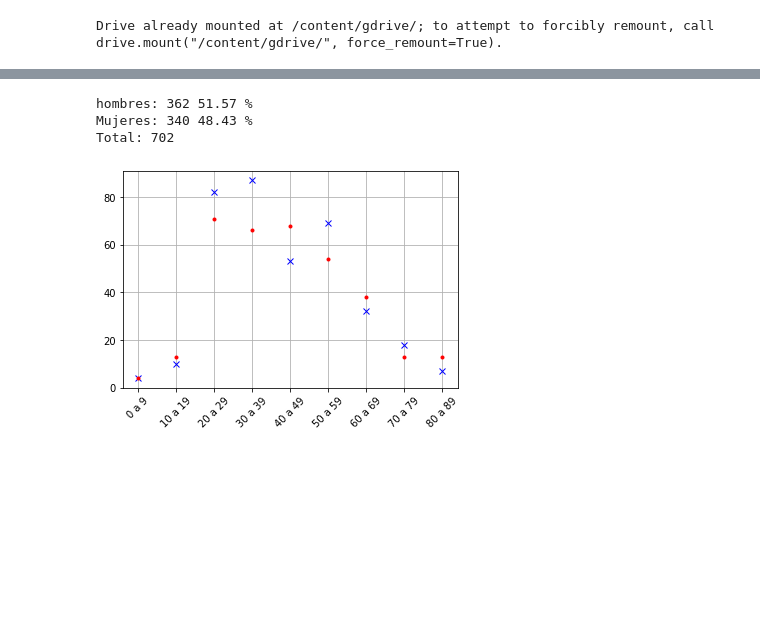
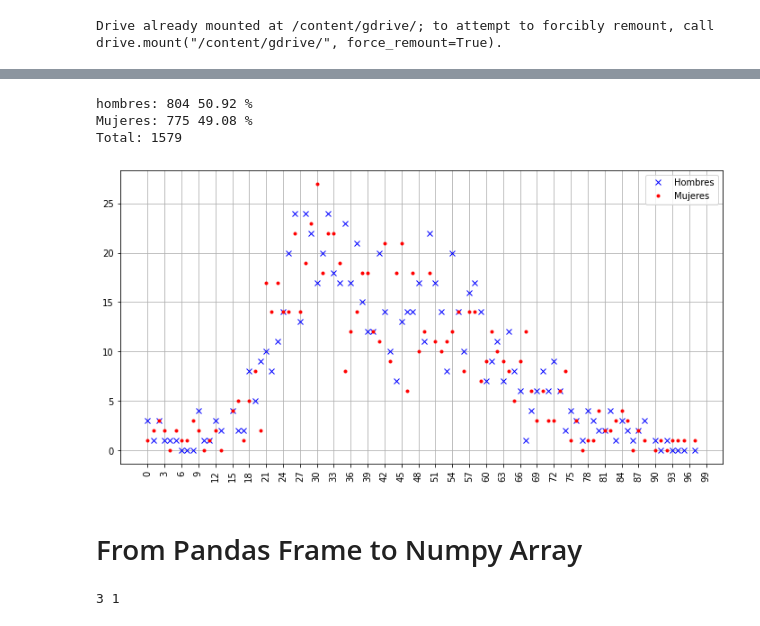
Before and after one commit to fiscompunipamplona/unidad1_Datos, a Jupyter notebook: codes/dataPandas.ipynb, the cells around one changed output, grey strips where cells are left out. Cells and saved outputs as stored; diff of their text form; code cells hidden in the pictures; blank space fills up the shorter version.

Commit message:
Data for Colombia Covid-19 updated. How to convert from Pandas-Frame to Numpy-Array added.

```diff
--- a/codes/dataPandas.ipynb
+++ b/codes/dataPandas.ipynb
@@ -12,5 +12,5 @@ from pylab import plot, show, grid, xticks
 # %%
-data = pd.read_csv('gdrive/My Drive/laboral/unipamplona/2020i/unidad1_Datos/data/Casos1.csv') # Leyendo datos desde el archivo Casos1.csv
+data = pd.read_csv('gdrive/My Drive/laboral/unipamplona/2020i/fisComp-ii/unidad1_Datos/data/Casos1_06abr2020.csv') # Leyendo datos desde el archivo Casos1.csv
 # %%
 data.head() # Muestra las primeras cinco líneas del archivo Casos1.csv
 # %% [output]
@@ -23,4 +23,4 @@ data.head() # Muestra las primeras cinco líneas del archivo Casos1.csv
 # %%
-dataSex = pd.DataFrame(data, columns= ['Fecha de diagnóstico','Sexo','Edad']) # Cargando en la variable dataSex los campos: Fecha diagnóstico, Sexo y Edad
+dataSex = pd.DataFrame(data, columns= ['Fecha de diagnóstico','Sexo','Edad', 'Atención**']) # Cargando en la variable dataSex los campos: Fecha diagnóstico, Sexo y Edad
 # %%
 histo = dataSex.groupby('Edad')['Sexo'].sum() # Suma el número de apariciones de M y F: Masculino, Femenino
@@ -53,14 +35,27 @@ print("hombres:",male.sum(), round((male.sum()/total)*100,2), "%")
 print("Mujeres:",female.sum(), round((female.sum()/total)*100,2), "%")
 print("Total:", total)
 # %% [output]
-hombres: 362 51.57 %
-Mujeres: 340 48.43 %
-Total: 702
+hombres: 804 50.92 %
+Mujeres: 775 49.08 %
+Total: 1579
 # %%
-plot(histo.str.count('M'),'bx')
-plot(histo.str.count('F'),'r.')
-xticks(rotation=45)
+rcParams['figure.figsize'] = 12, 6
+
+plot(histo.str.count('M'),'bx', label='Hombres')
+plot(histo.str.count('F'),'r.', label='Mujeres')
+xticks(arange(0, 100, step=3.), rotation=90)
 grid()
+#xlim(0,20)
+legend()
 show()
 # %% [output]
-[figure, old version]
+[figure, new version]
+# %% [markdown]
+# From Pandas Frame to Numpy Array
+# %%
+hom = array( histo.str.count('M') )
+muj = array( histo.str.count('F') )
+
+print(hom[0], muj[0])
+# %% [output]
+3 1
```
Also changed, not shown: parts of 5 cells of this notebook, 2 other files.
